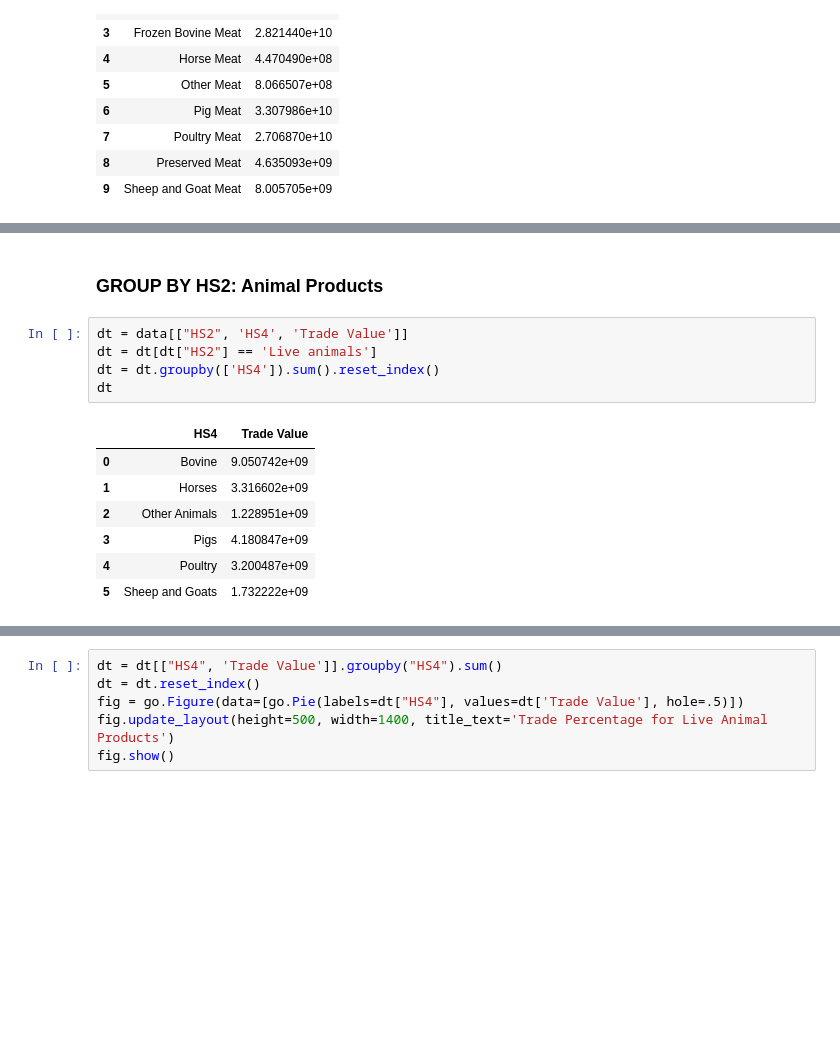
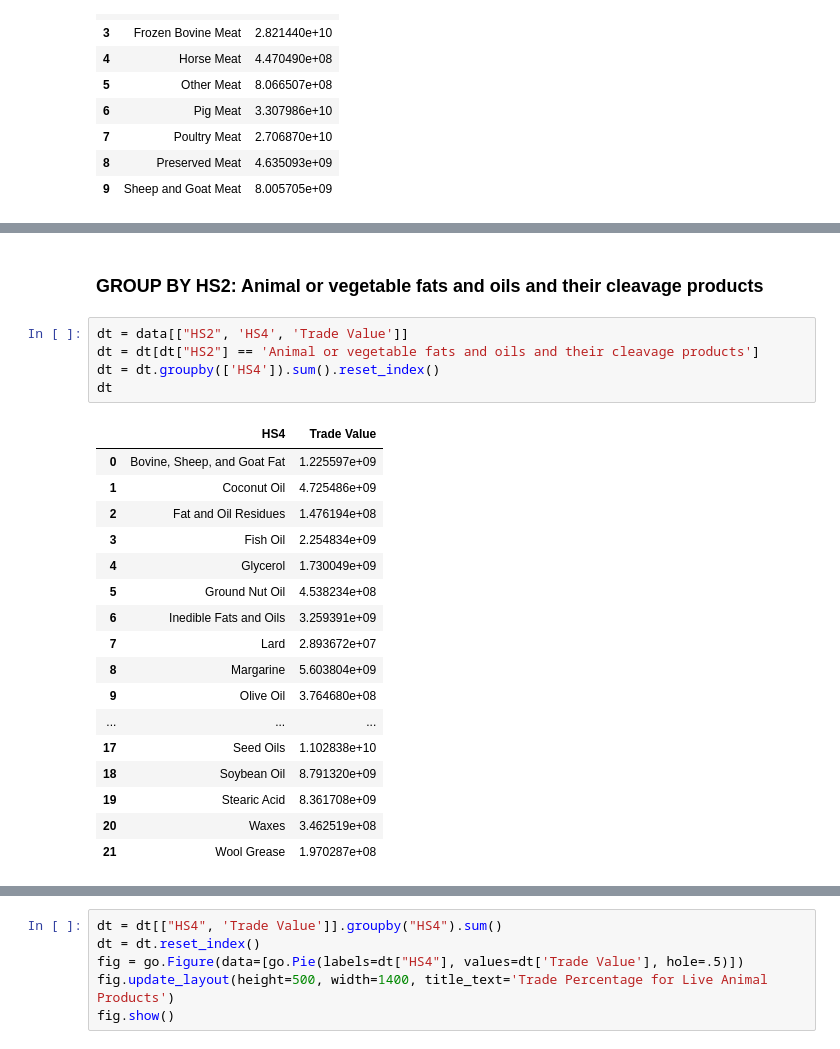
Before and after one commit to Utpal-Mishra/Zerve, a Jupyter notebook: ZerveRelatedProducts.ipynb, the cells around one changed output, grey strips where cells are left out. Cells and saved outputs as stored; diff of their text form; blank space fills up the shorter version.

```diff
--- a/ZerveRelatedProducts.ipynb
+++ b/ZerveRelatedProducts.ipynb
@@ -1074,20 +1301,30 @@ fig.show()
 # %% [output]
 [interactive output not drawn]
 # %% [markdown]
-### **GROUP BY HS2: Animal Products**
+### **GROUP BY HS2: Animal or vegetable fats and oils and their cleavage products**
 # %%
 dt = data[["HS2", 'HS4', 'Trade Value']]
-dt = dt[dt["HS2"] == 'Live animals']
+dt = dt[dt["HS2"] == 'Animal or vegetable fats and oils and their cleavage products']
 dt = dt.groupby(['HS4']).sum().reset_index()
 dt
 # %% [output]
 |  | HS4 | Trade Value |
-| 0 | Bovine | 9.050742e+09 |
-| 1 | Horses | 3.316602e+09 |
-| 2 | Other Animals | 1.228951e+09 |
-| 3 | Pigs | 4.180847e+09 |
-| 4 | Poultry | 3.200487e+09 |
-| 5 | Sheep and Goats | 1.732222e+09 |
+| 0 | Bovine, Sheep, and Goat Fat | 1.225597e+09 |
+| 1 | Coconut Oil | 4.725486e+09 |
+| 2 | Fat and Oil Residues | 1.476194e+08 |
+| 3 | Fish Oil | 2.254834e+09 |
+| 4 | Glycerol | 1.730049e+09 |
+| 5 | Ground Nut Oil | 4.538234e+08 |
+| 6 | Inedible Fats and Oils | 3.259391e+09 |
+| 7 | Lard | 2.893672e+07 |
+| 8 | Margarine | 5.603804e+09 |
+| 9 | Olive Oil | 3.764680e+08 |
+| ... | ... | ... |
+| 17 | Seed Oils | 1.102838e+10 |
+| 18 | Soybean Oil | 8.791320e+09 |
+| 19 | Stearic Acid | 8.361708e+09 |
+| 20 | Waxes | 3.462519e+08 |
+| 21 | Wool Grease | 1.970287e+08 |
 # %%
 def barplot(data):
   fig = px.bar(dt, x=dt.HS4, y=dt['Trade Value'], color=dt.HS4)
```
Also changed, not shown: parts of 99 cells of this notebook.
